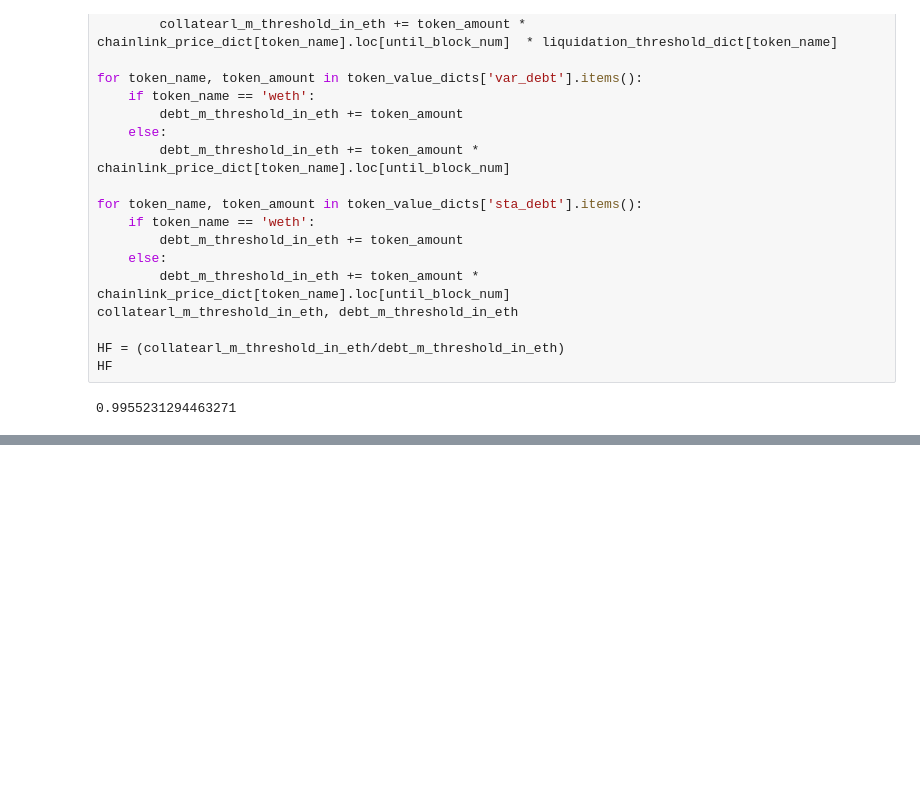
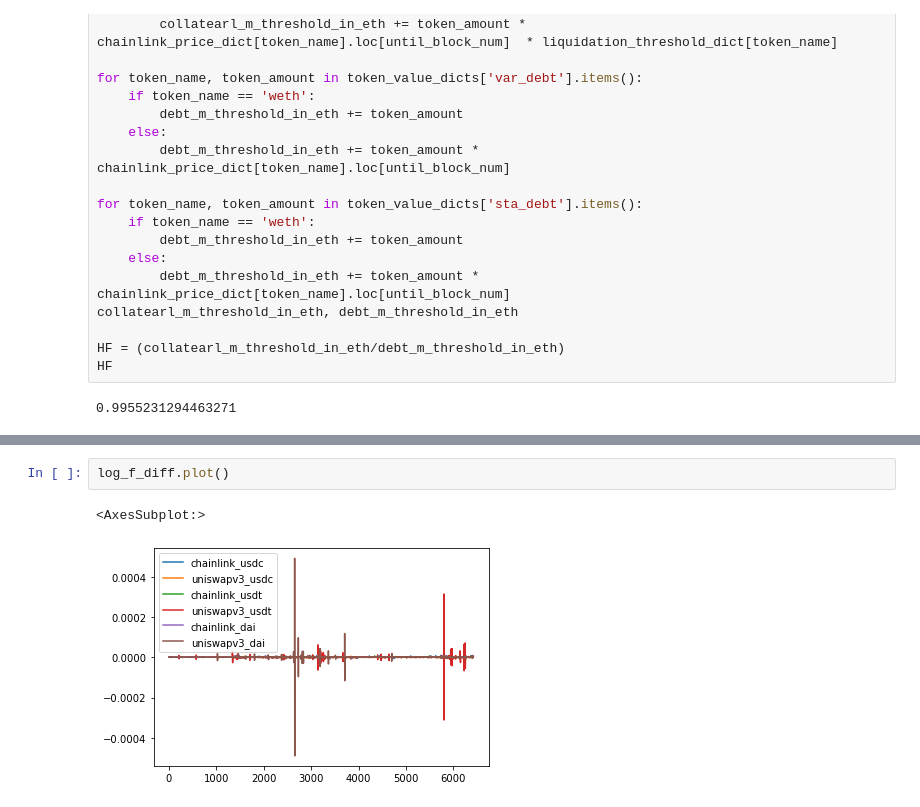
Before and after one commit to JiaanL/O_web, a Jupyter notebook: oracleWeb/test.ipynb, the cells around one changed output, grey strips where cells are left out. Drawn from its saved outputs; the diff is of its cells as text; blank space fills up the shorter version.

```diff
--- a/oracleWeb/test.ipynb
+++ b/oracleWeb/test.ipynb
@@ -753,0 +813,5 @@ HF
+# %%
+log_f_diff.plot()
+# %% [output]
+<AxesSubplot:>
+[figure, added]
```
Also changed, not shown: parts of 26 cells of this notebook.
